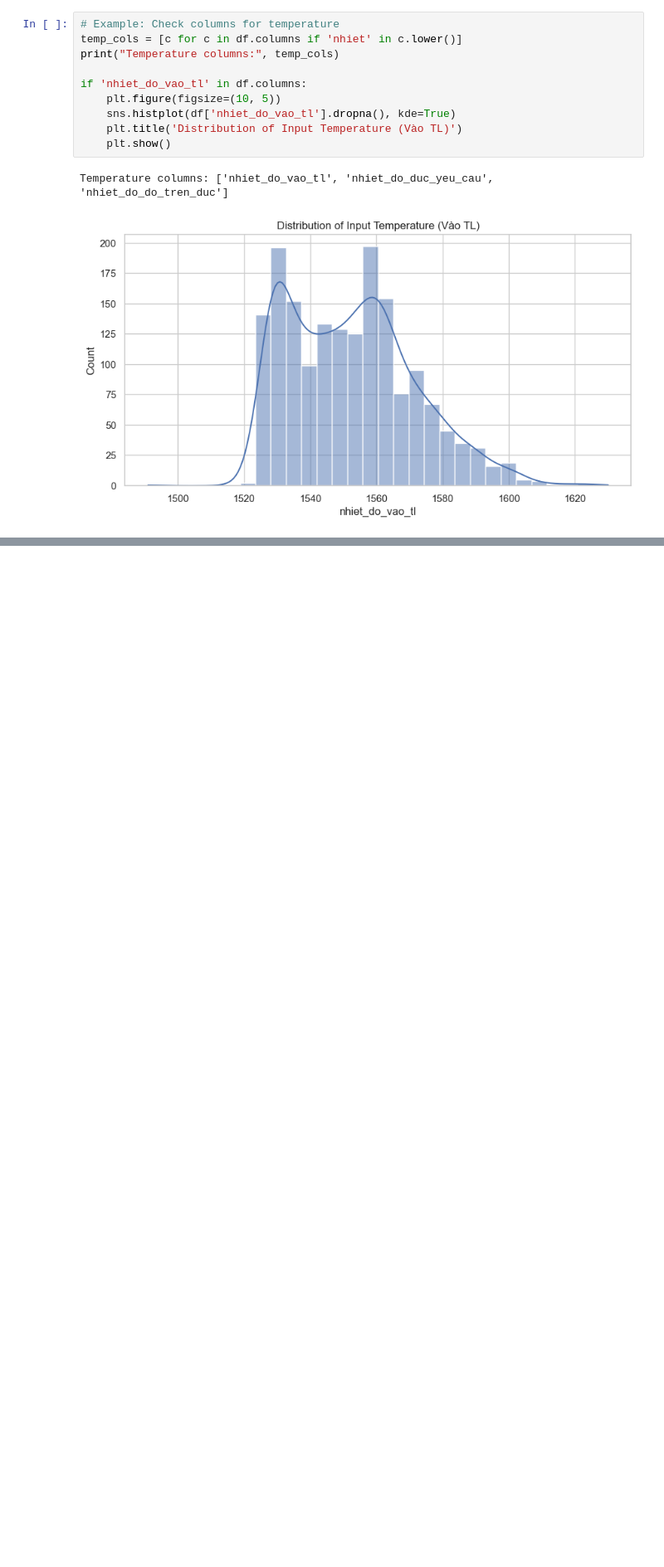
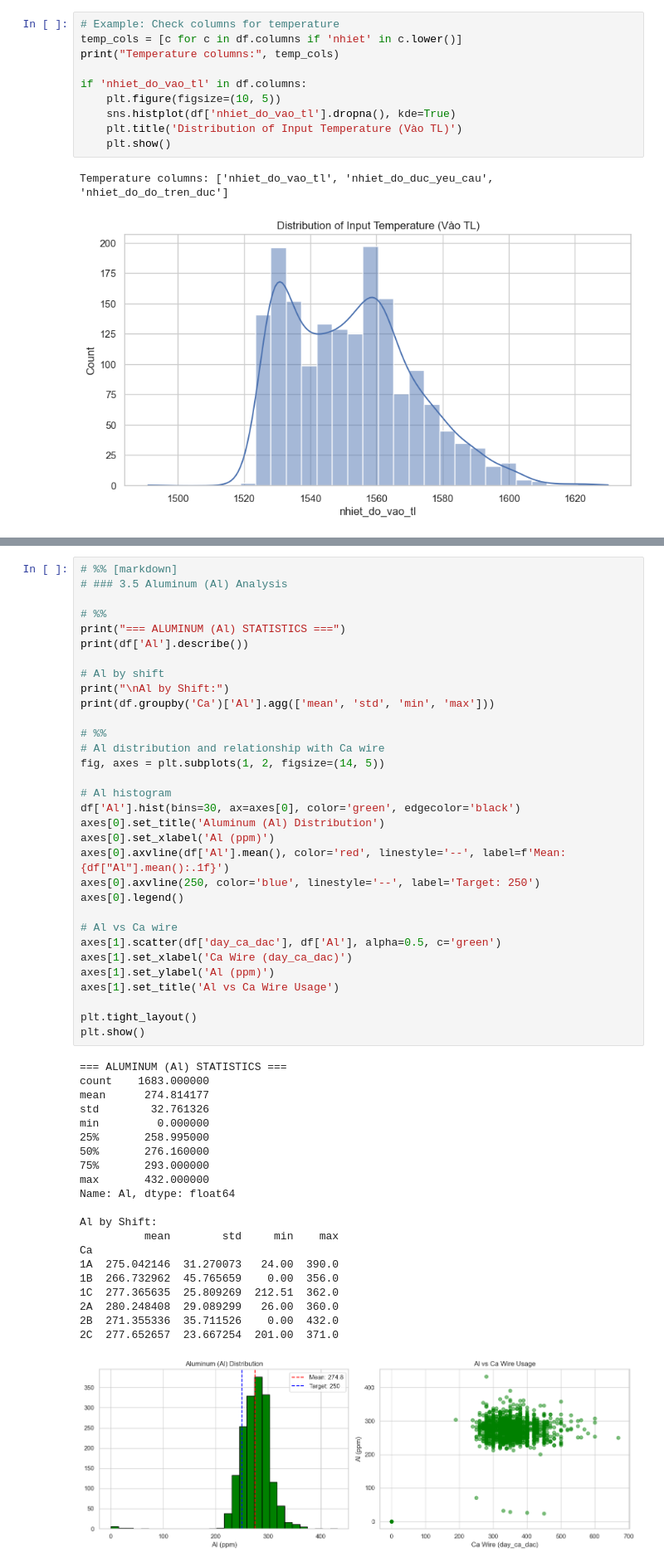
Before and after one commit to thanhnhatt29/alu-temp-cast-ml, a Jupyter notebook: LF-log-analysis.ipynb, the cells around one changed output, grey strips where cells are left out. Shown at 83% size. Cells and saved outputs as stored; diff of their text form; blank space fills up the shorter version.

```diff
--- a/LF-log-analysis.ipynb
+++ b/LF-log-analysis.ipynb
@@ -297,0 +488,54 @@ Temperature columns: ['nhiet_do_vao_tl', 'nhiet_do_duc_yeu_cau', 'nhiet_do_do_tr
+# %%
+# %% [markdown]
+# ### 3.5 Aluminum (Al) Analysis
+
+# %%
+print("=== ALUMINUM (Al) STATISTICS ===")
+print(df['Al'].describe())
+
+# Al by shift
+print("\nAl by Shift:")
+print(df.groupby('Ca')['Al'].agg(['mean', 'std', 'min', 'max']))
+
+# %%
+# Al distribution and relationship with Ca wire
+fig, axes = plt.subplots(1, 2, figsize=(14, 5))
+
+# Al histogram
+df['Al'].hist(bins=30, ax=axes[0], color='green', edgecolor='black')
+axes[0].set_title('Aluminum (Al) Distribution')
+axes[0].set_xlabel('Al (ppm)')
+axes[0].axvline(df['Al'].mean(), color='red', linestyle='--', label=f'Mean: {df["Al"].mean():.1f}')
+axes[0].axvline(250, color='blue', linestyle='--', label='Target: 250')
+axes[0].legend()
+
+# Al vs Ca wire
+axes[1].scatter(df['day_ca_dac'], df['Al'], alpha=0.5, c='green')
+axes[1].set_xlabel('Ca Wire (day_ca_dac)')
+axes[1].set_ylabel('Al (ppm)')
+axes[1].set_title('Al vs Ca Wire Usage')
+
+plt.tight_layout()
+plt.show()
+# %% [output]
+=== ALUMINUM (Al) STATISTICS ===
+count    1683.000000
+mean      274.814177
+std        32.761326
+min         0.000000
+25%       258.995000
+50%       276.160000
+75%       293.000000
+max       432.000000
+Name: Al, dtype: float64
+
+Al by Shift:
+          mean        std     min    max
+Ca
+1A  275.042146  31.270073   24.00  390.0
+1B  266.732962  45.765659    0.00  356.0
+1C  277.365635  25.809269  212.51  362.0
+2A  280.248408  29.089299   26.00  360.0
+2B  271.355336  35.711526    0.00  432.0
+2C  277.652657  23.667254  201.00  371.0
+[figure, added]
```
Also changed, not shown: parts of 12 cells of this notebook, 2 other files.
